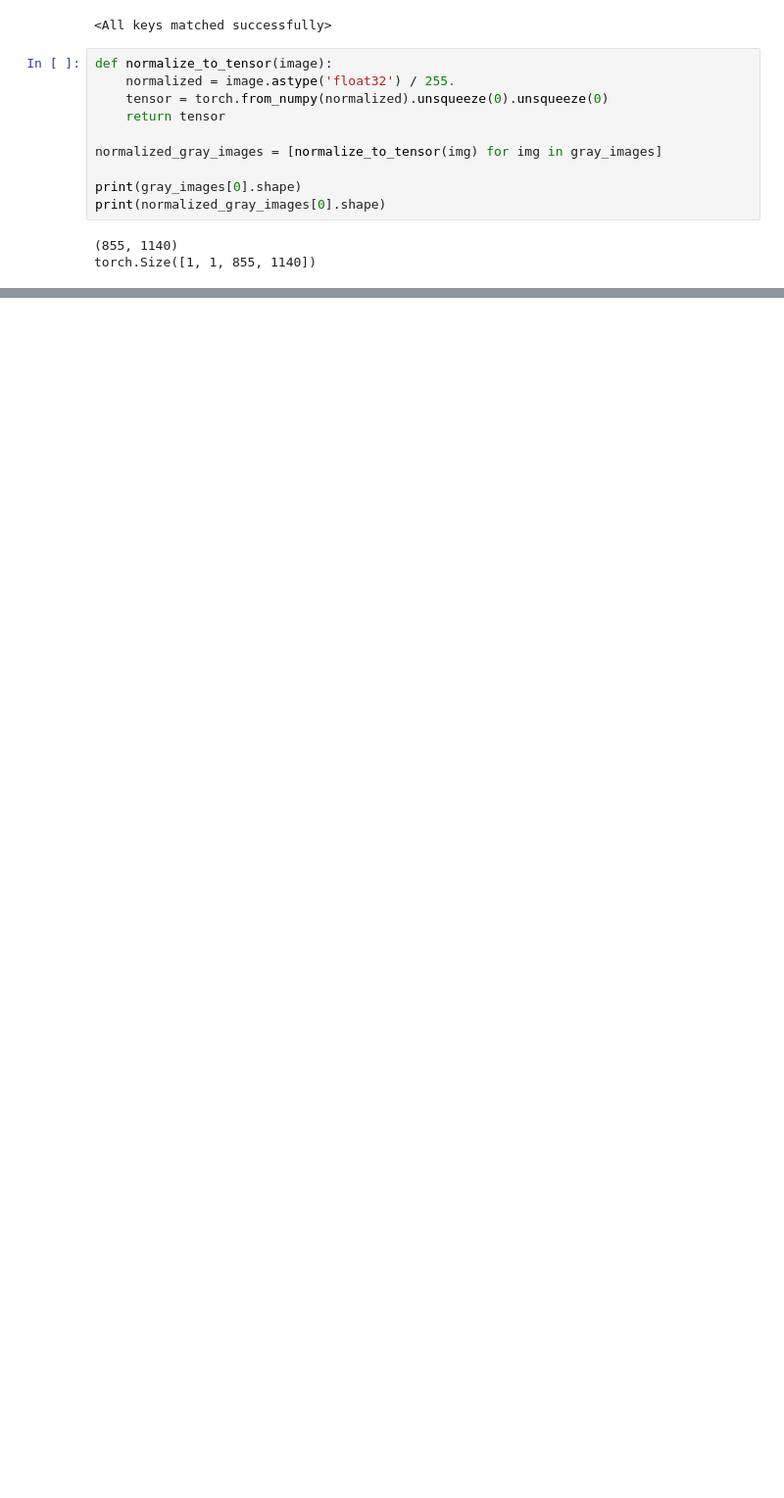
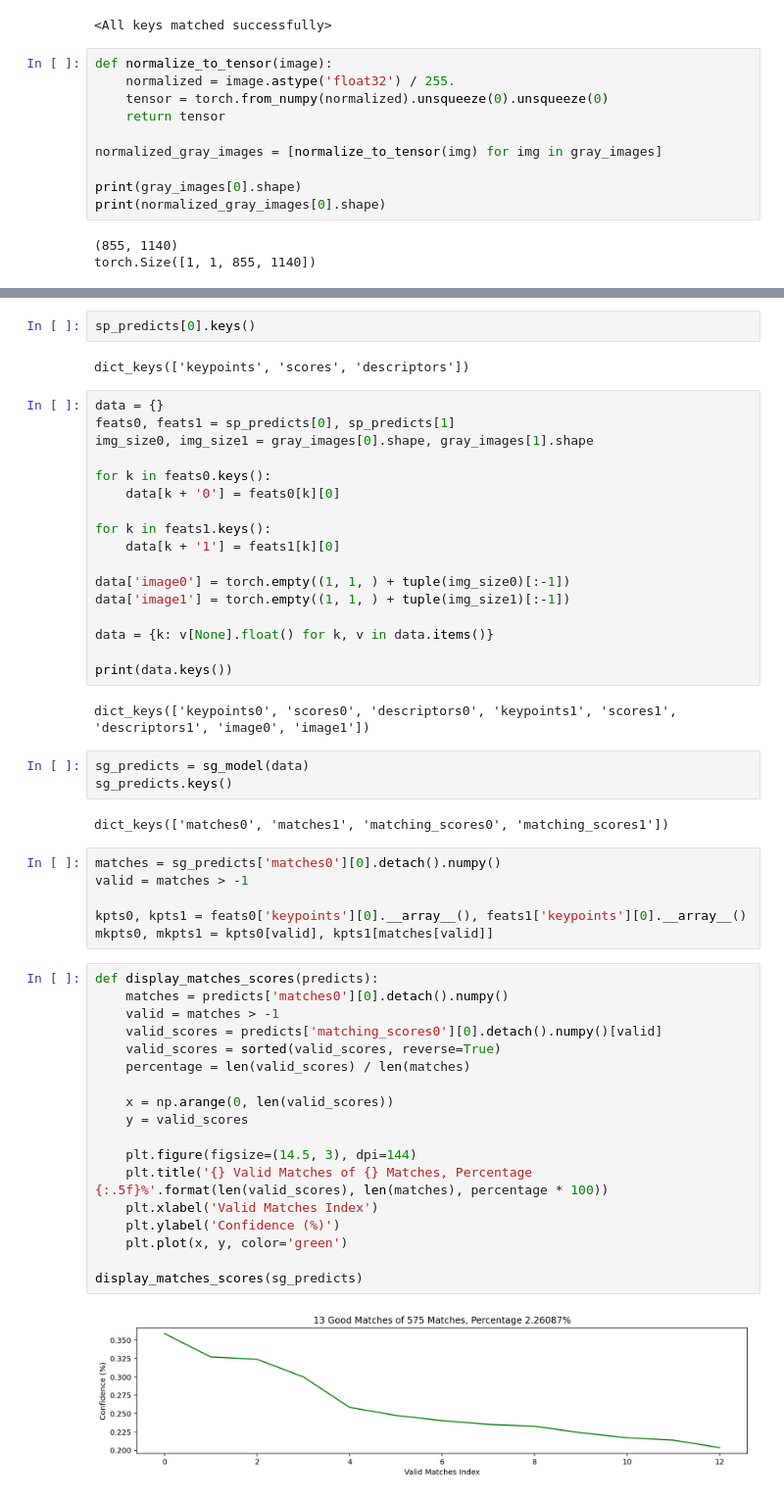
Before and after one commit to Unbinilium/DeepSfM, a Jupyter notebook: src/Features-Matching.ipynb, the cells around one changed output, grey strips where cells are left out. Shown at 98% size. Cells and saved outputs as stored; diff of their text form; blank space fills up the shorter version.

```diff
--- a/src/Features-Matching.ipynb
+++ b/src/Features-Matching.ipynb
@@ -219,0 +275,54 @@ display_feature_points(gray_images, keypoints, scores)
+# %%
+sp_predicts[0].keys()
+# %% [output]
+dict_keys(['keypoints', 'scores', 'descriptors'])
+# %%
+data = {}
+feats0, feats1 = sp_predicts[0], sp_predicts[1]
+img_size0, img_size1 = gray_images[0].shape, gray_images[1].shape
+
+for k in feats0.keys():
+    data[k + '0'] = feats0[k][0]
+
+for k in feats1.keys():
+    data[k + '1'] = feats1[k][0]
+
+data['image0'] = torch.empty((1, 1, ) + tuple(img_size0)[:-1])
+data['image1'] = torch.empty((1, 1, ) + tuple(img_size1)[:-1])
+
+data = {k: v[None].float() for k, v in data.items()}
+
+print(data.keys())
+# %% [output]
+dict_keys(['keypoints0', 'scores0', 'descriptors0', 'keypoints1', 'scores1', 'descriptors1', 'image0', 'image1'])
+# %%
+sg_predicts = sg_model(data)
+sg_predicts.keys()
+# %% [output]
+dict_keys(['matches0', 'matches1', 'matching_scores0', 'matching_scores1'])
+# %%
+matches = sg_predicts['matches0'][0].detach().numpy()
+valid = matches > -1
+
+kpts0, kpts1 = feats0['keypoints'][0].__array__(), feats1['keypoints'][0].__array__()
+mkpts0, mkpts1 = kpts0[valid], kpts1[matches[valid]]
+# %%
+def display_matches_scores(predicts):
+    matches = predicts['matches0'][0].detach().numpy()
+    valid = matches > -1
+    valid_scores = predicts['matching_scores0'][0].detach().numpy()[valid]
+    valid_scores = sorted(valid_scores, reverse=True)
+    percentage = len(valid_scores) / len(matches)
+
+    x = np.arange(0, len(valid_scores))
+    y = valid_scores
+
+    plt.figure(figsize=(14.5, 3), dpi=144)
+    plt.title('{} Valid Matches of {} Matches, Percentage {:.5f}%'.format(len(valid_scores), len(matches), percentage * 100))
+    plt.xlabel('Valid Matches Index')
+    plt.ylabel('Confidence (%)')
+    plt.plot(x, y, color='green')
+
+display_matches_scores(sg_predicts)
+# %% [output]
+[figure, added]
```
Also changed, not shown: parts of 15 cells of this notebook.
